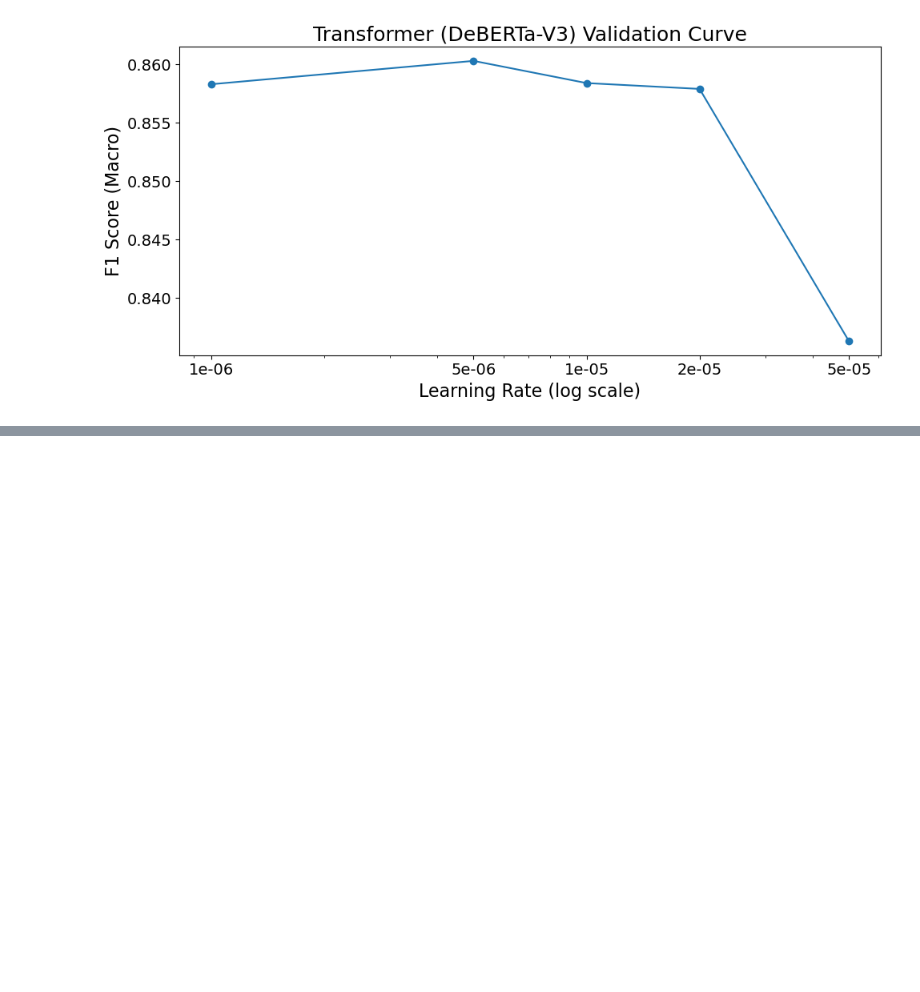
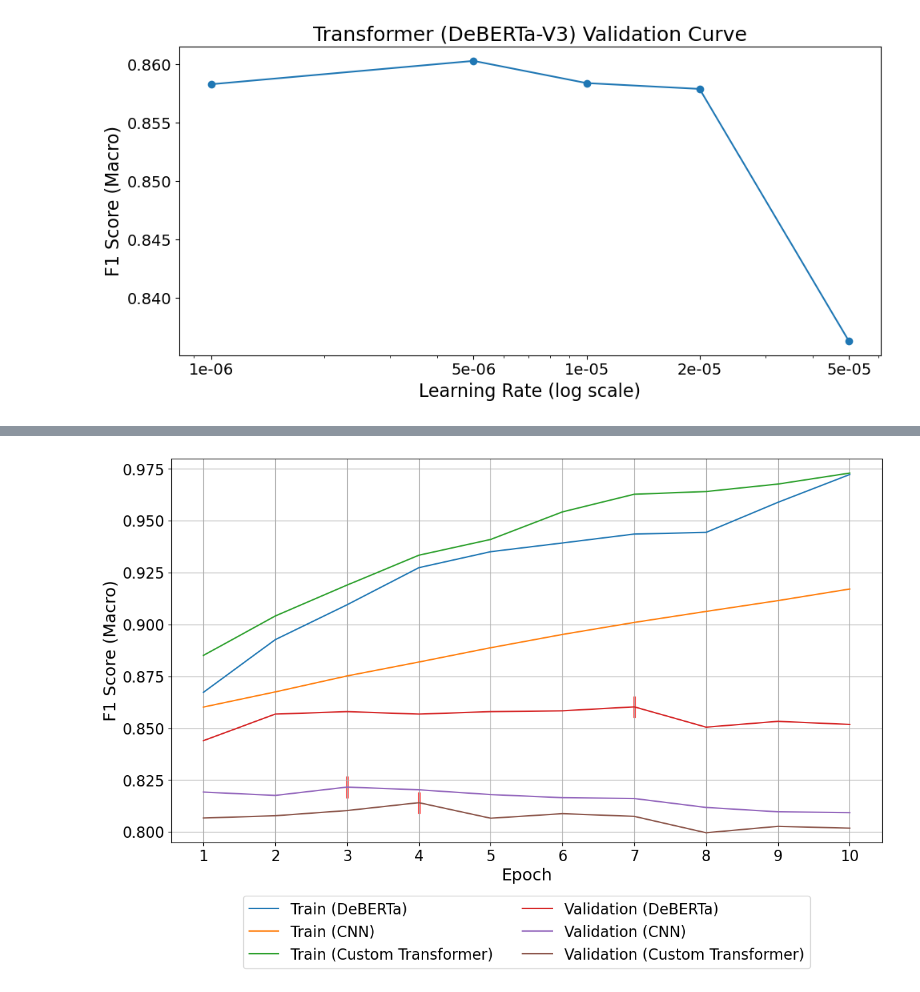
Before and after one commit to bugoverdose/dl-twitter-crisis, a Jupyter notebook: crisis_bench_jinwoo.ipynb, the cells around one changed output, grey strips where cells are left out. Cells and saved outputs as stored; diff of their text form; code cells hidden in the pictures; blank space fills up the shorter version.

```diff
--- a/crisis_bench_jinwoo.ipynb
+++ b/crisis_bench_jinwoo.ipynb
@@ -3144,0 +3011,33 @@ if torch.backends.mps.is_available():
+# %%
+import matplotlib.pyplot as plt
+
+overfitting_y_size = 0.005
+
+N = 10
+plt.figure(figsize=(12, 8))
+
+plt.plot(range(1, N+1), deberta_train_f1, label="Train (DeBERTa)")
+plt.plot(range(1, N+1), cnn_train_f1s, label="Train (CNN)")
+plt.plot(range(1, N+1), transformer_train_f1s, label="Train (Custom Transformer)")
+
+plt.plot(range(1, N+1), deberta_val_f1, label="Validation (DeBERTa)")
+plt.fill_between([deberta_epoch - 0.01, deberta_epoch + 0.01], deberta_best_val - overfitting_y_size, deberta_best_val + overfitting_y_size, color='red')
+
+plt.plot(range(1, N+1), cnn_val_f1s, label="Validation (CNN)")
+plt.fill_between([cnn_epoch - 0.01, cnn_epoch + 0.01], cnn_best_val - overfitting_y_size, cnn_best_val + overfitting_y_size, color='red') # , label="overfitting threshold")
+
+plt.plot(range(1, N+1), transformer_val_f1s, label="Validation (Custom Transformer)")
+plt.fill_between([transformer_epoch - 0.01, transformer_epoch + 0.01], transformer_best_val - overfitting_y_size, transformer_best_val + overfitting_y_size, color='red')
+
+plt.xticks([i for i in range(1, N+1)], fontsize=16)
+plt.yticks(fontsize=16)
+plt.xlabel("Epoch", fontsize=18)
+plt.ylabel("F1 Score (Macro)", fontsize=18)
+# plt.title("Learning Curves", fontsize=20)
+plt.legend(fontsize=16, ncol=2, loc="upper center", bbox_to_anchor=(0.5, -0.12)) #, loc="best", frameon=False)
+plt.ylim(0.795, 0.98)
+plt.tight_layout()
+plt.grid(True)
+plt.savefig("learning_curves.png")
+# %% [output]
+[figure, added]
```
Also changed, not shown: parts of 14 cells of this notebook, 7 other files.
